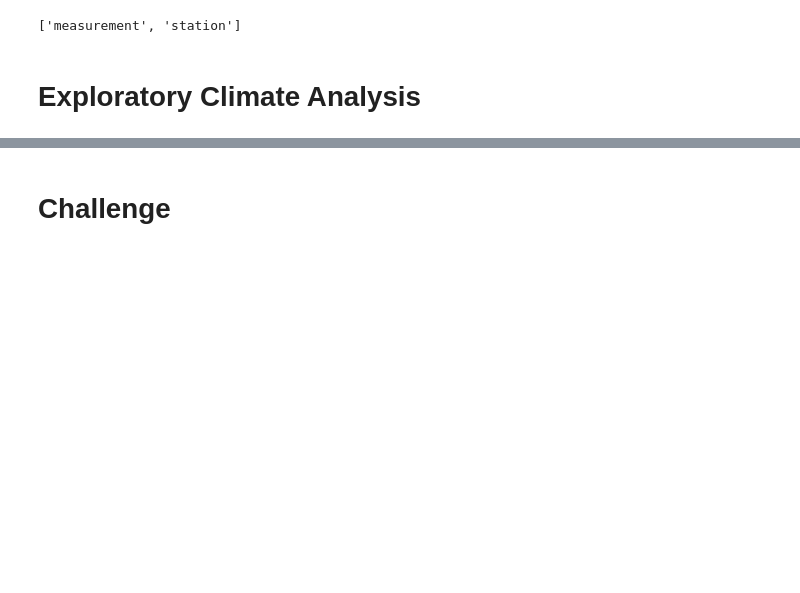
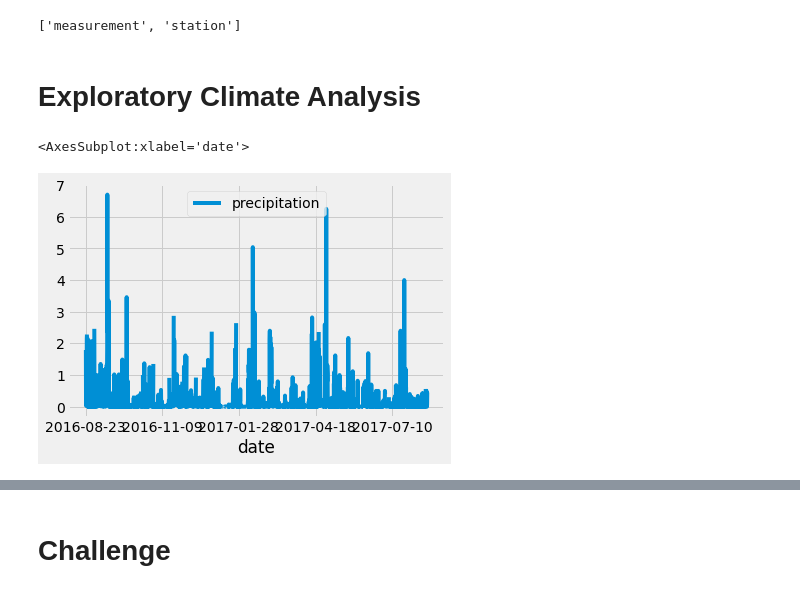
Before and after one commit to michael999999999/surfs_up, a Jupyter notebook: climate_analysis.ipynb, the cells around one changed output, grey strips where cells are left out. Cells and saved outputs as stored; diff of their text form; code cells hidden in the pictures; blank space fills up the shorter version.

```diff
--- a/climate_analysis.ipynb
+++ b/climate_analysis.ipynb
@@ -44,30 +44,34 @@ session = Session(engine)
 # %%
 # 9.2.1
 
 # Design a query to retrieve the last 12 months of precipitation data and plot the results.
 #Starting from the last data point in the database.
 
 # Calculate the date one year from the last date in data set.
 prev_year = dt.date(2017, 8, 23) - dt.timedelta(days=365)
 
 # Perform a query to retrieve the data and precipitation scores
 results = session.query(Measurement.date, Measurement.prcp).filter(Measurement.date >= prev_year).all()
 #print(results)
 
 # 9.2.2
 
 # Save the query results as a Pandas DataFrame and set the index to the date column
 df = pd.DataFrame(results, columns=['date', 'precipitation'])
 df.set_index(df['date'], inplace=True)
 #print(df.to_string(index=False))
 
 # 9.2.3
 
 # Sort the dataframe by date
 df = df.sort_index()
 #print(df.to_string(index=False))
 
 # 9.2.4
 
 # Use Pandas Plotting with Matplotlib to plot the data
+df.plot()
+# %% [output]
+<AxesSubplot:xlabel='date'>
+[figure, added]
 # %%
```
Also changed, not shown: parts of 6 cells of this notebook.
